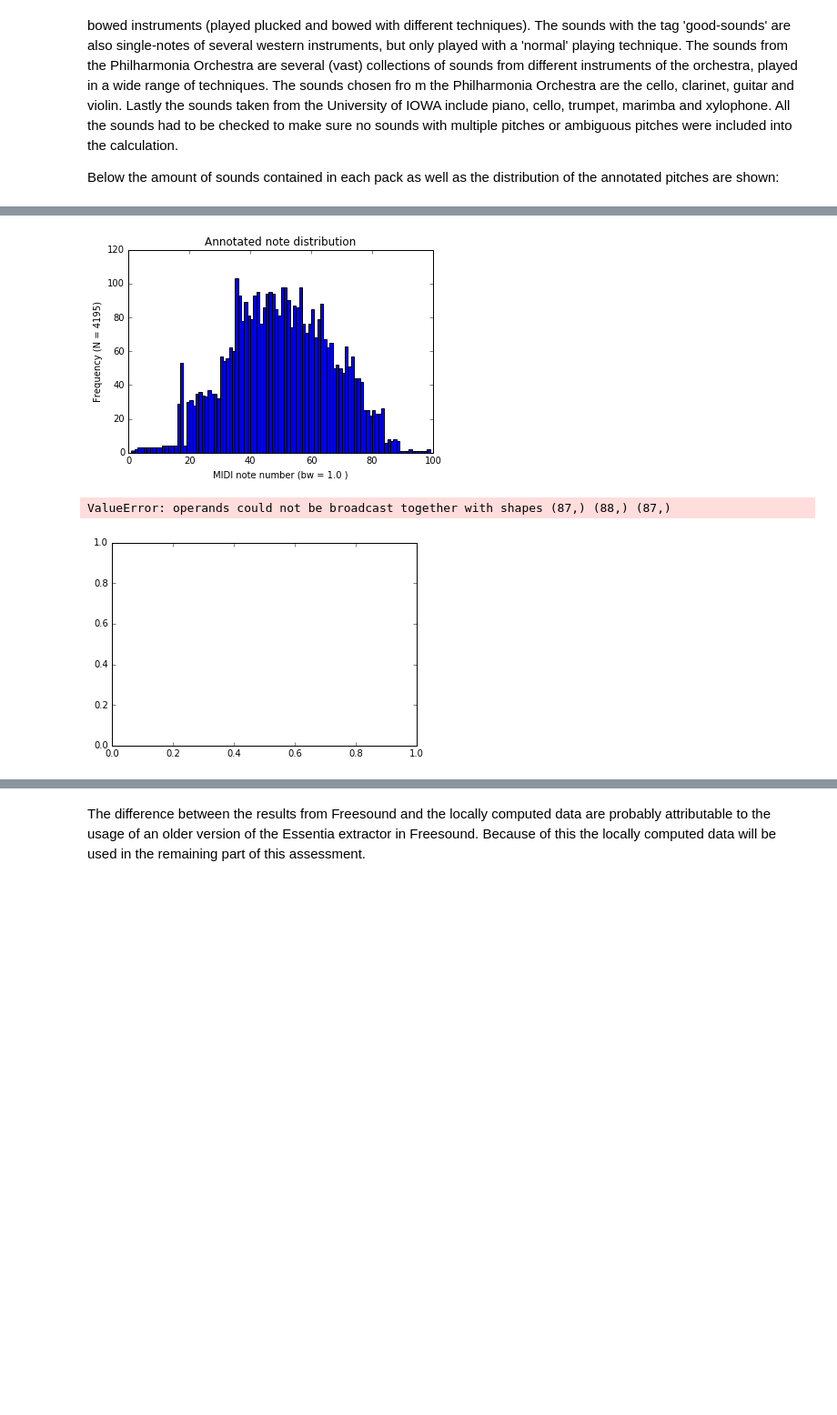
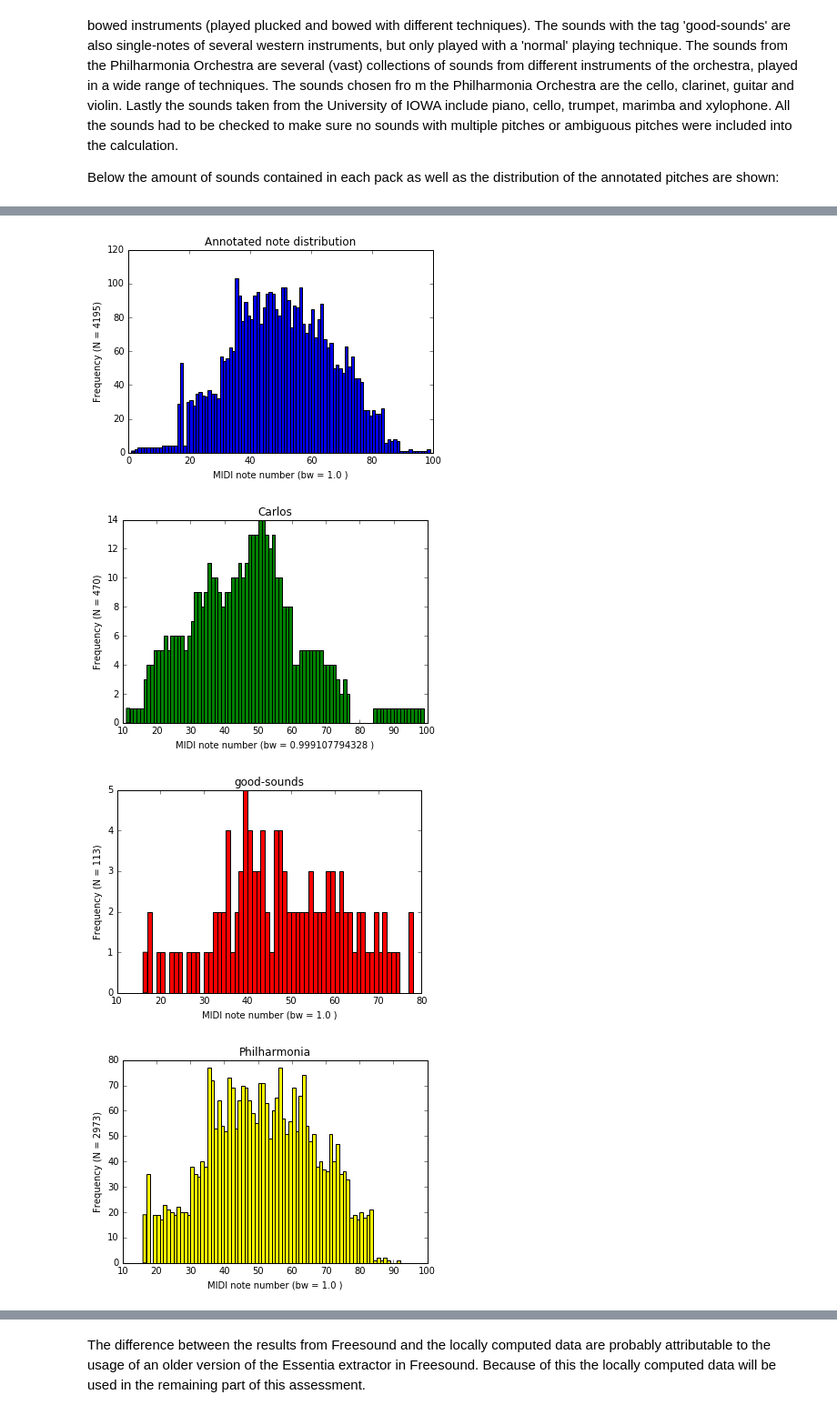
Before and after one commit to akkeh/internship, a Jupyter notebook: pitchEst/notebook/Single-note Sound Pitch Estimation.ipynb, the cells around one changed output, grey strips where cells are left out. Shown at 91% size. Cells and saved outputs as stored; diff of their text form; code cells hidden in the pictures; blank space fills up the shorter version.

```diff
--- a/pitchEst/notebook/Single-note Sound Pitch Estimation.ipynb
+++ b/pitchEst/notebook/Single-note Sound Pitch Estimation.ipynb
@@ -25,28 +33,29 @@ Below the amount of sounds contained in each pack as well as the distribution of
 # %%
 print "Amount of sounds per source:"
 print "Freesound:\n\tCarlos\t\t" + str(csN) + " sounds\n\tgood-sounds:\t" + str(gsN) + " sounds"
 print "non-Freesound:\n\tPhilharmonia:\t" + str(phN) + " sounds\n\tIOWA:\t\t" + str(iwN) + " sounds\n"
 N = csN + gsN + phN + iwN
 print "Total:\t\t\t" + str(N) + " sounds\n"
 print "Annotated pitch distributions:"
 pTag = pool['annotated.pitch']; midi = ut.freq2midi(pTag)
 hst = plt.hist(midi, range=(min(midi), max(midi)), bins=max(midi)-min(midi)); plt.title("Annotated note distribution"); bw = hst[1][3]-hst[1][2]; plt.xlabel("MIDI note number (bw = " + str(bw) + " )"); plt.ylabel("Frequency (N = " + str(N) + ")");  plt.show();
-hst = plt.hist(midi[:csN], range=(min(midi[:csN]), max(midi[:csN])), bins=max(midi[:csN])-min(midi[:csN]), color='green'); plt.title("Carlos"); bw = hst[1][3]-hst[1][2]; plt.xlabel("MIDI note number (bw = " + str(bw) + " )");plt.ylabel("Frequency (N = " + str(csN) + ")"); plt.show();
-hst = plt.hist(midi[csN:csN+gsN], range=(min(midi[csN:csN+gsN]), max(midi[csN:csN+gsN])), bins=max(midi[csN:csN+gsN])-min(midi[csN:csN+gsN]), color='red'); plt.title("good-sounds"); bw = hst[1][3]-hst[1][2]; plt.xlabel("MIDI note number (bw = " + str(bw) + " )"); plt.ylabel("Frequency (N = " + str(gsN) + ")"); plt.show();
-hst = plt.hist(midi[csN+gsN:csN+gsN+phN], range=(min(midi[csN+gsN:csN+gsN+phN]), max(midi[csN+gsN:csN+gsN+phN])), bins=max(midi[csN+gsN:csN+gsN+phN])-min(midi[csN+gsN:csN+gsN+phN]), color='yellow'); plt.title("Philharmonia"); bw = hst[1][3]-hst[1][2]; plt.xlabel("MIDI note number (bw = " + str(bw) + " )"); plt.ylabel("Frequency (N = " + str(phN) + ")"); plt.show();
-hst = plt.hist(midi[csN+gsN+phN:], range=(min(midi[csN+gsN+phN:]), max(midi[csN+gsN+phN:])), bins=max(midi[csN+gsN+phN:])-min(midi[csN+gsN+phN:]), color='lightblue'); plt.title("IOWA"); bw = hst[1][3]-hst[1][2]; plt.xlabel("MIDI note number (bw = " + str(bw) + " )"); plt.ylabel("Frequency (N = " + str(iwN) + ")"); plt.show();
+hst = plt.hist(midi[:csN], range=(min(midi[:csN]), max(midi[:csN])), bins=np.round(max(midi[:csN])-min(midi[:csN])), color='green'); plt.title("Carlos"); bw = hst[1][3]-hst[1][2]; plt.xlabel("MIDI note number (bw = " + str(bw) + " )");plt.ylabel("Frequency (N = " + str(csN) + ")"); plt.show();
+hst = plt.hist(midi[csN:csN+gsN], range=(min(midi[csN:csN+gsN]), max(midi[csN:csN+gsN])), bins=np.round(max(midi[csN:csN+gsN])-min(midi[csN:csN+gsN])), color='red'); plt.title("good-sounds"); bw = hst[1][3]-hst[1][2]; plt.xlabel("MIDI note number (bw = " + str(bw) + " )"); plt.ylabel("Frequency (N = " + str(gsN) + ")"); plt.show();
+hst = plt.hist(midi[csN+gsN:csN+gsN+phN], range=(min(midi[csN+gsN:csN+gsN+phN]), max(midi[csN+gsN:csN+gsN+phN])), bins=np.round(max(midi[csN+gsN:csN+gsN+phN])-min(midi[csN+gsN:csN+gsN+phN])), color='yellow'); plt.title("Philharmonia"); bw = hst[1][3]-hst[1][2]; plt.xlabel("MIDI note number (bw = " + str(bw) + " )"); plt.ylabel("Frequency (N = " + str(phN) + ")"); plt.show();
+hst = plt.hist(midi[csN+gsN+phN:], range=(min(midi[csN+gsN+phN:]), max(midi[csN+gsN+phN:])), bins=np.round(max(midi[csN+gsN+phN:])-min(midi[csN+gsN+phN:])), color='lightblue'); plt.title("IOWA"); bw = hst[1][3]-hst[1][2]; plt.xlabel("MIDI note number (bw = " + str(bw) + " )"); plt.ylabel("Frequency (N = " + str(iwN) + ")"); plt.show();
 # %% [output]
 Amount of sounds per source:
 Freesound:
         Carlos          470 sounds
         good-sounds:    113 sounds
 non-Freesound:
         Philharmonia:   2973 sounds
         IOWA:           639 sounds
 
 Total:                  4195 sounds
 
 Annotated pitch distributions:
 [figure]
-ValueError: operands could not be broadcast together with shapes (87,) (88,) (87,)
-[figure, old version]
+[figure, new version]
+[figure, added]
+[figure, added]
```
Also changed, not shown: parts of 59 cells of this notebook, 1 other file.
